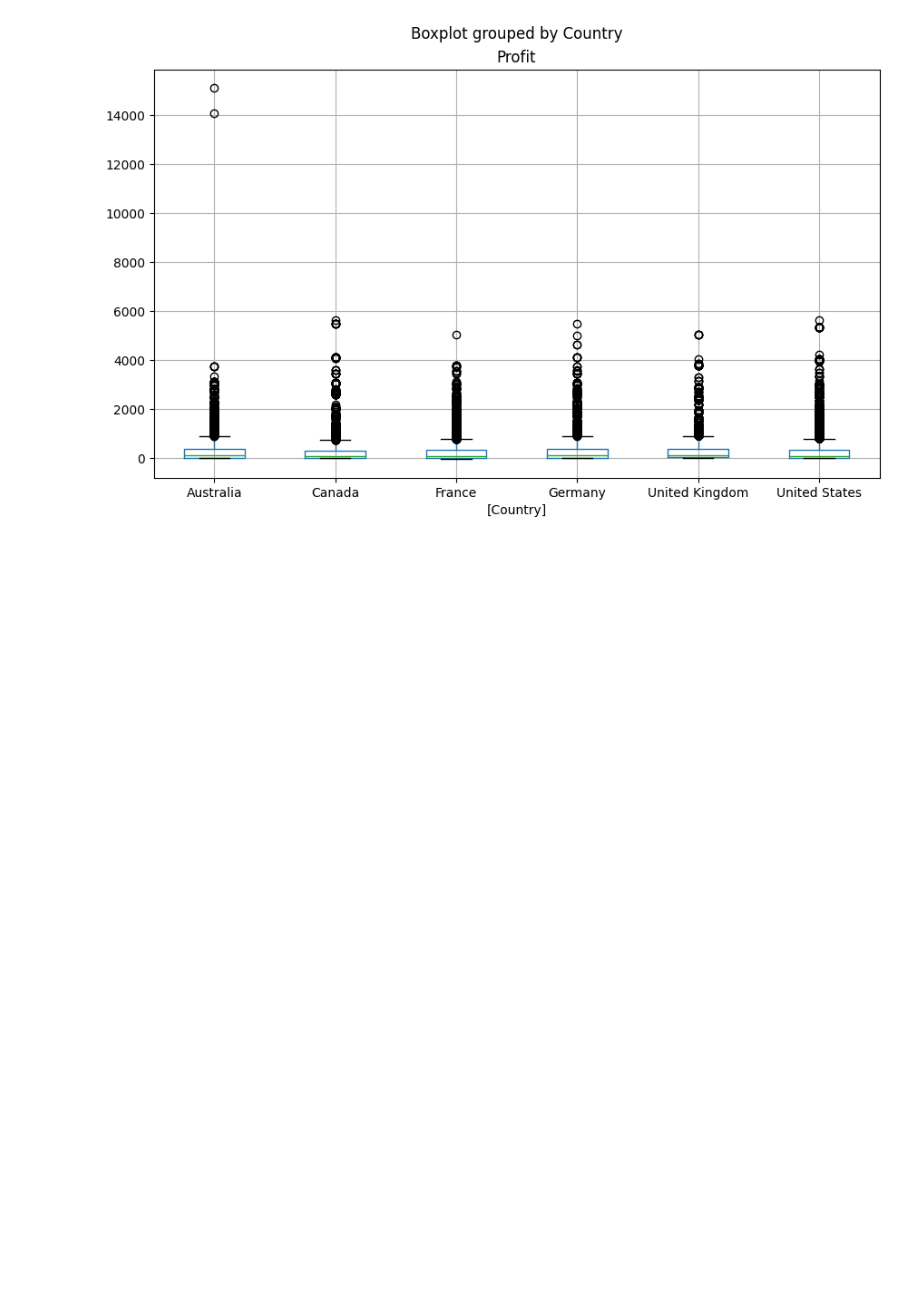
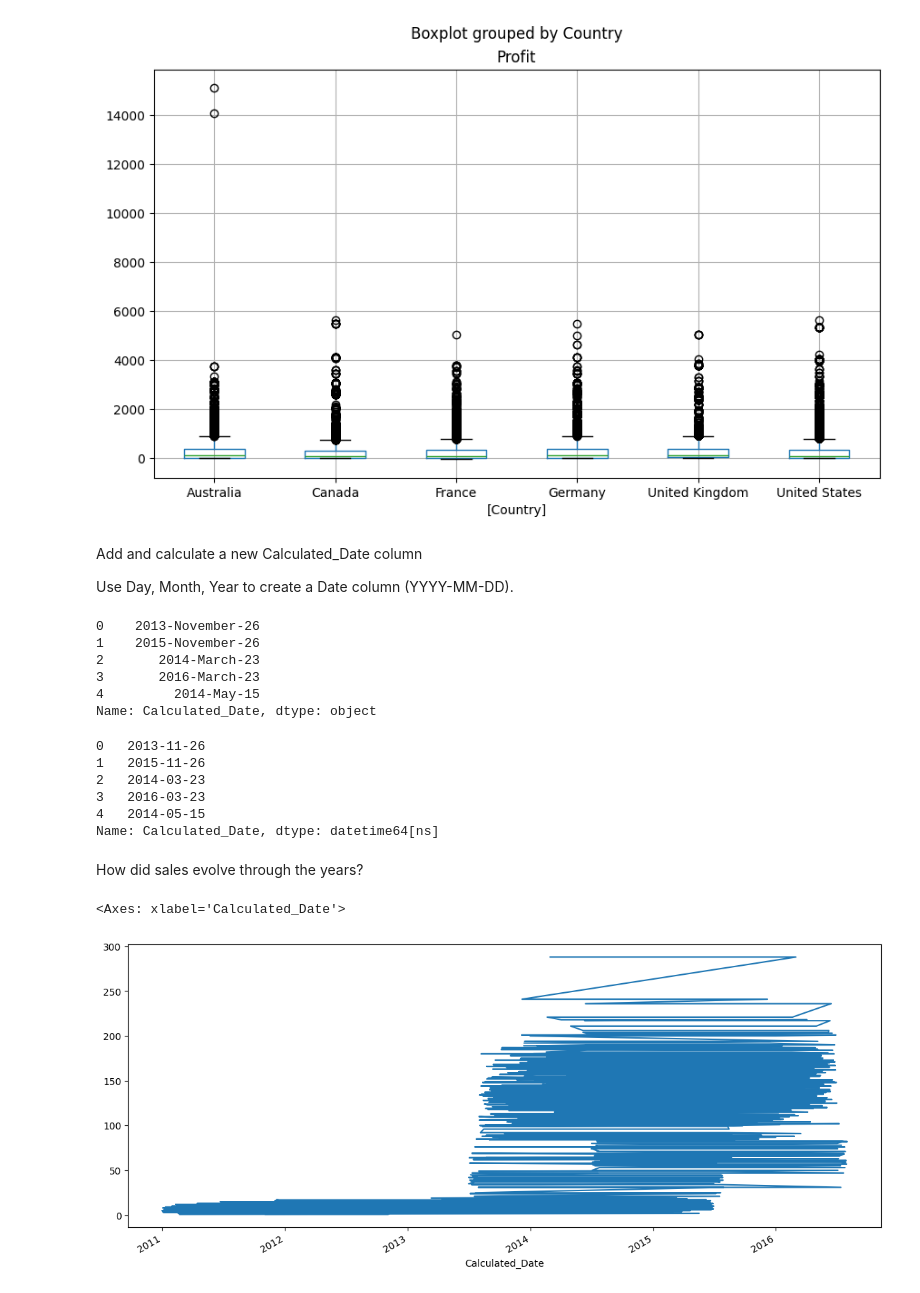
Before and after one commit to inghirvanajg7/analisis_venta, a Jupyter notebook: nuevo_analisis.ipynb, the cells around one changed output. Cells and saved outputs as stored; diff of their text form; code cells hidden in the pictures; blank space fills up the shorter version.

```diff
--- a/nuevo_analisis.ipynb
+++ b/nuevo_analisis.ipynb
@@ -280,3 +280,34 @@ sales[['Profit', 'Country']].boxplot(by='Country', figsize=(10,6))
 # %% [output]
 <Axes: title={'center': 'Profit'}, xlabel='[Country]'>
 [figure]
+# %% [markdown]
+Add and calculate a new Calculated_Date column
+
+Use Day, Month, Year to create a Date column (YYYY-MM-DD).
+# %%
+sales['Calculated_Date'] = sales[['Year','Month','Day']].apply(lambda x: '{}-{}-{}'.format(x[0], x[1], x[2]), axis=1)
+sales['Calculated_Date'].head()
+# %% [output]
+0    2013-November-26
+1    2015-November-26
+2       2014-March-23
+3       2016-March-23
+4         2014-May-15
+Name: Calculated_Date, dtype: object
+# %%
+sales['Calculated_Date'] = pd.to_datetime(sales['Calculated_Date'])   #parse type month name changed to number with pandas as pd
+sales['Calculated_Date'].head()
+# %% [output]
+0   2013-11-26
+1   2015-11-26
+2   2014-03-23
+3   2016-03-23
+4   2014-05-15
+Name: Calculated_Date, dtype: datetime64[ns]
+# %% [markdown]
+How did sales evolve through the years?
+# %%
+sales['Calculated_Date'].value_counts().plot(kind='line', figsize=(14,6))   #used the line plot for describing sales through the years
+# %% [output]
+<Axes: xlabel='Calculated_Date'>
+[figure, added]
```
Also changed, not shown: parts of 39 cells of this notebook.
